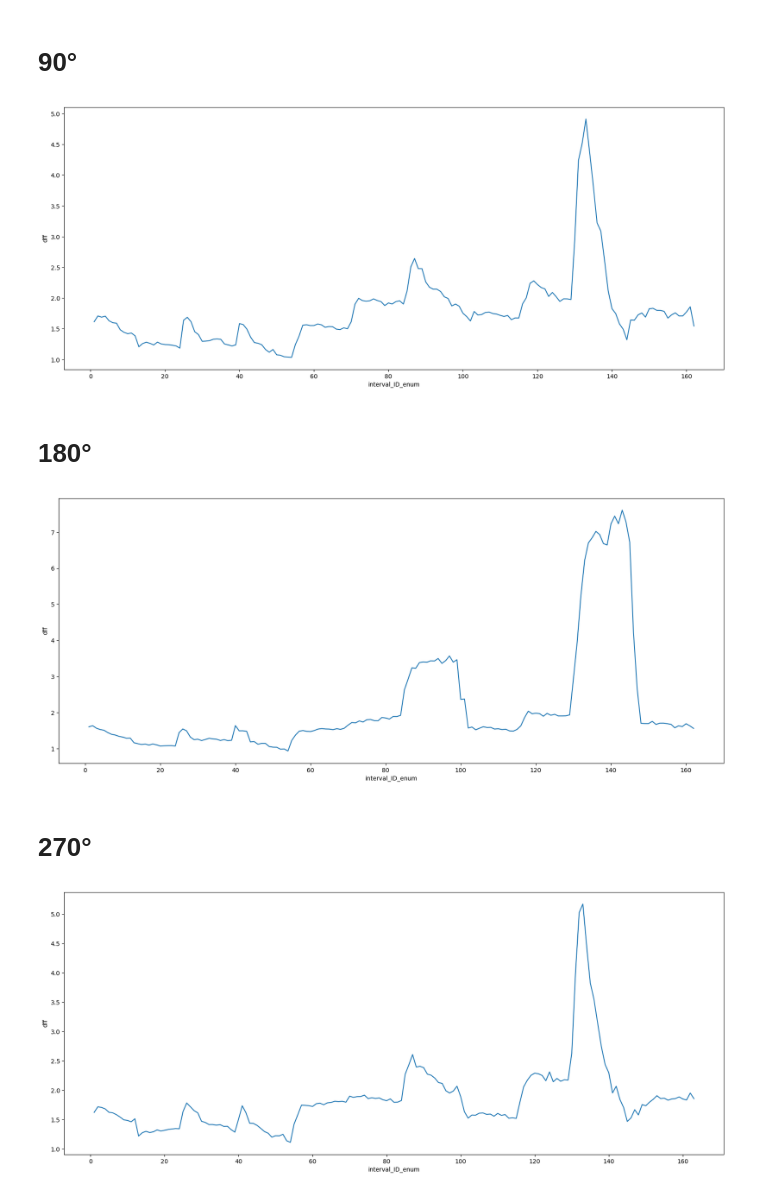
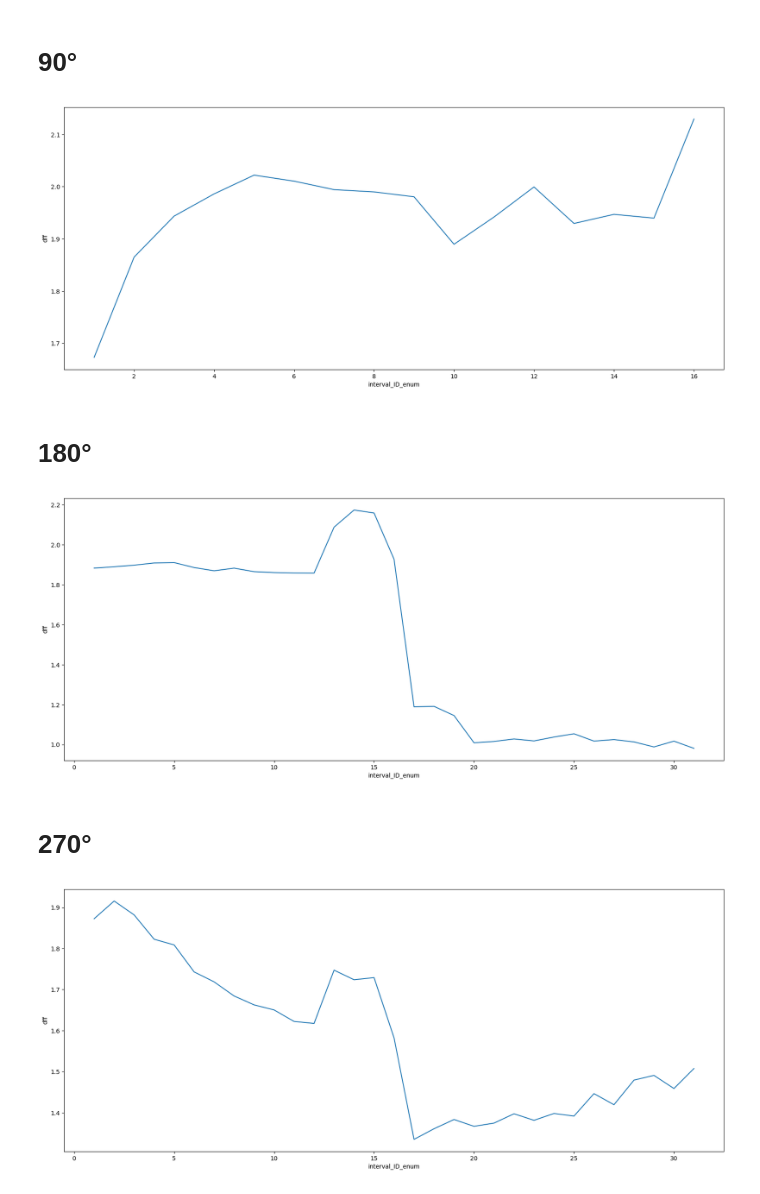
Before and after one commit to FelipeMartin9999/The_neural_encoding_of_visual_stimuli_during_different_behavioural_states, a Jupyter notebook: load_data.ipynb, the cells around one changed output. Saved outputs shown, nothing was run; the diff lists cells and outputs as text; code cells hidden in the pictures.

```diff
--- a/load_data.ipynb
+++ b/load_data.ipynb
@@ -821,4 +820,4 @@ merged_df
 # %%
 # Enumerar las filas para cada interval_ID
-merged_df['interval_ID_enum'] = merged_df.groupby(['interval_ID','nROIs']).cumcount() + 1
+merged_df['interval_ID_enum'] = merged_df.groupby(['folder_name_x','nROIs','interval_ID']).cumcount() + 1
 # %%
@@ -908,16 +910,16 @@ plt.show()
 # %%
 import seaborn as sns
 import matplotlib.pyplot as plt
 
 fig,axs = plt.subplots(ncols=1, figsize=(20,8))
 
 # Crear el gráfico de líneas con Seaborn
-sns.lineplot(x='interval_ID_enum', y='dff', data=merged_df[merged_df['gratingID']==4],ci=None)
+sns.lineplot(x='interval_ID_enum', y='dff', data=merged_df[merged_df['gratingID']==4][merged_df['folder_name_x']=='SS048-2015-12-02-001'],ci=None)
 #plt.ylim(0.8,1.5)
 # Mostrar el gráfico
 plt.show()
 # %% [output]
-[figure, old version]
+[figure, new version]
 # %% [markdown]
 # 180°
 # %%
@@ -932,7 +934,7 @@ sns.lineplot(x='interval_ID_enum', y='dff', data=merged_df[merged_df['gratingID'
 # Mostrar el gráfico
 plt.show()
 # %% [output]
-[figure, old version]
+[figure, new version]
 # %% [markdown]
 # 270°
 # %%
@@ -948,7 +950,7 @@ sns.lineplot(x='interval_ID_enum', y='dff', data=merged_df[merged_df['gratingID'
 # Mostrar el gráfico
 plt.show()
 # %% [output]
-[figure, old version]
+[figure, new version]
 # %%
 # Convertir la columna de tiempo a tipo datetime
 df_merged['timestamps'] = pd.to_datetime(data['timestamps'])
```
Also changed, not shown: parts of 11 cells of this notebook.
